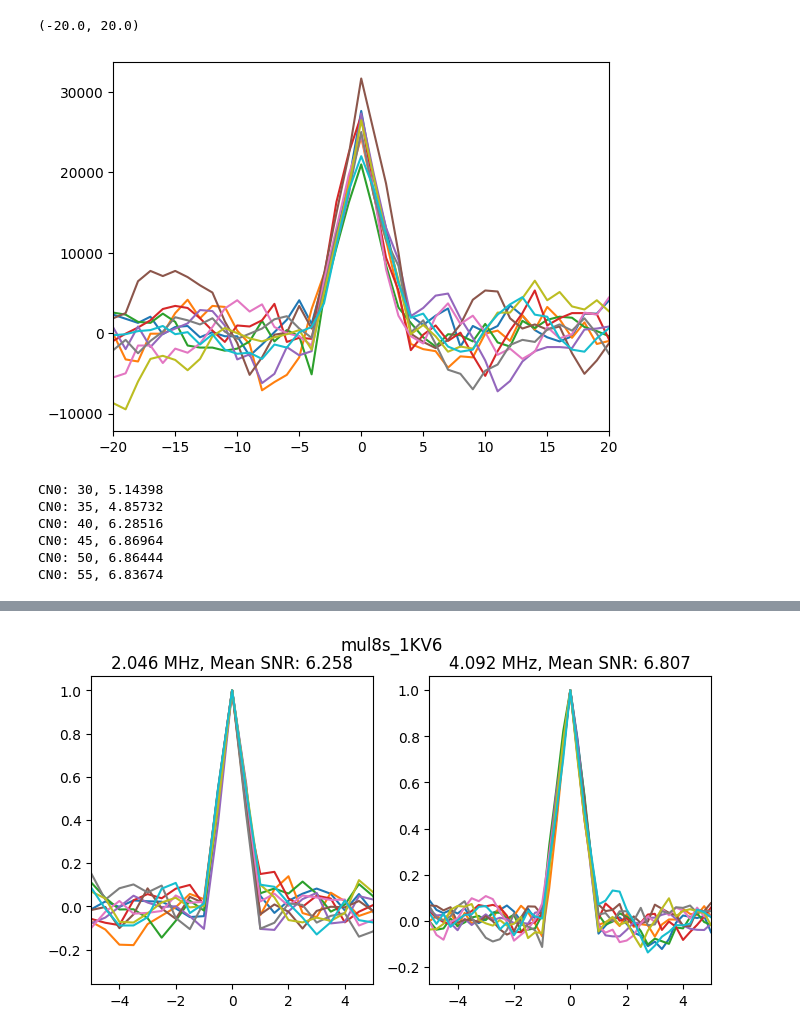
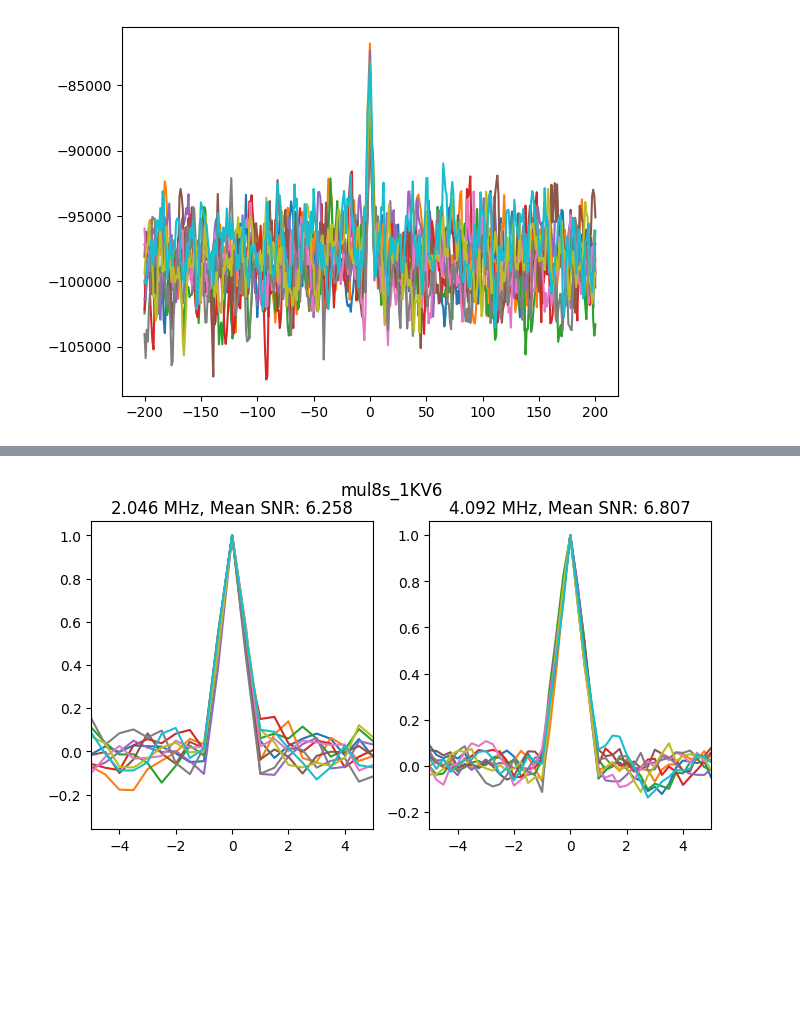
Before and after one commit to agrenier-gnss/axcgnss, a Jupyter notebook: Simulations/analysis.ipynb, the cells around one changed output, grey strips where cells are left out. Drawn from its saved outputs; the diff is of its cells as text; code cells hidden in the pictures; blank space fills up the shorter version.

```diff
--- a/Simulations/analysis.ipynb
+++ b/Simulations/analysis.ipynb
@@ -18,27 +18,9 @@ def select_data(df, sampling_frequency, quantization, cn0):
 
     return _df
 # %%
-df = select_data(all_results, 4092000.0, 8, 45)
+df = select_data(all_results, 4092000.0, 8, 40)
 for index, row in df.iterrows():
-    plt.plot(row['corr_lags'], row['axc_corr_mul8s_1L12'])
-plt.xlim((-20,20))
+    plt.plot(row['corr_lags'], row['axc_corr_mul8s_1KX5'])
+#plt.xlim((-20,20))
 # %% [output]
-(-20.0, 20.0)
-[figure, old version]
+[figure, new version]
-# %%
-
-for cn0 in range(30, 60, 5):
-    df = select_data(all_results, 4092000.0, 8, cn0)
-    snr = []
-    for index, row in df.iterrows():
-        corr = np.abs(row['axc_corr_mul8s_1L12'])
-        snr.append(axg.getPostCorrelationSNR(corr/np.max(corr), 4092000.0))
-    snr = np.array(snr)
-    print(f"CN0: {cn0}, {snr.mean():.5f}")
-# %% [output]
-CN0: 30, 5.14398
-CN0: 35, 4.85732
-CN0: 40, 6.28516
-CN0: 45, 6.86964
-CN0: 50, 6.86444
-CN0: 55, 6.83674
```
Also changed, not shown: parts of 6 cells of this notebook, 3 other files.
